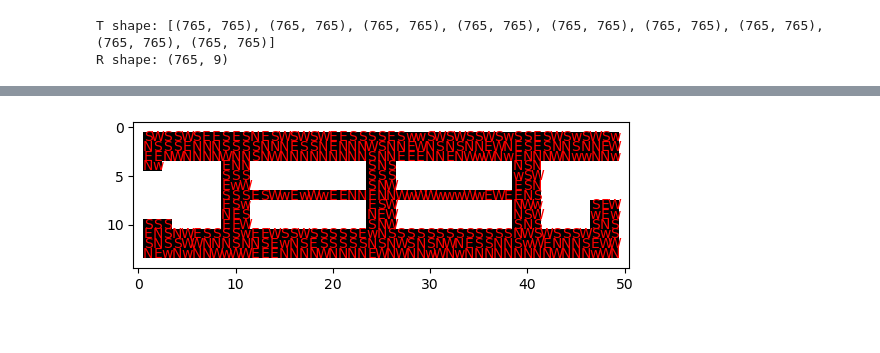
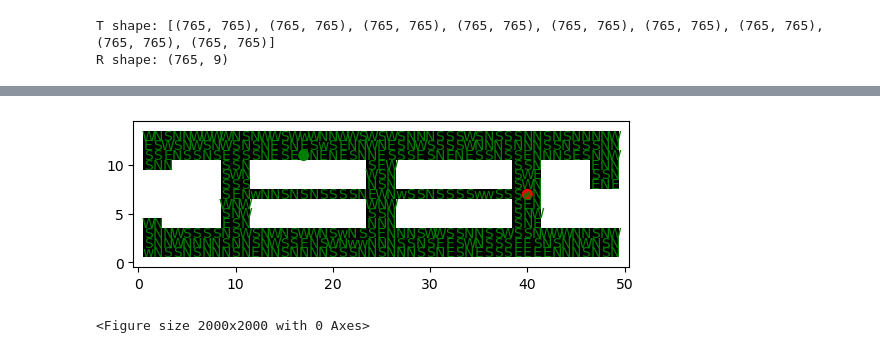
Before and after one commit to jormunrod/IA_RL_Project, a Jupyter notebook: Proyect.ipynb, the cells around one changed output, grey strips where cells are left out. Cells and saved outputs as stored; diff of their text form; code cells hidden in the pictures.

```diff
--- a/Proyect.ipynb
+++ b/Proyect.ipynb
@@ -83,16 +83,15 @@ K2 = -1000
 def recompensa(s, a, s_prime):
     if mapa[s_prime] == 1: # Si el siguiente estado es un obstáculo
         return K2
-    elif a == 'wait' and mapa[s_prime] != Pend: # Si la acción es esperar y no se ha llegado al objetivo
+    elif a == 'wait' and s_prime != Pend: # Si la acción es esperar y no se ha llegado al objetivo
         return K1
     else:
         return - np.sqrt((s_prime[0] - Pend[0])**2 + (s_prime[1] - Pend[1])**2) # Distancia euclídea al objetivo
 # %%
-# Función de transición estocástica
 def transicion(s, a):
-    if mapa[s[0], s[1]] == 1:
+    if mapa[s] == 1:
         return s
-    if a == 'wait':
+    if a == 'wait': # Si la acción es esperar o se ha llegado al objetivo*****
         return s
 
     if np.random.random() < Perror:
@@ -102,7 +101,7 @@ def transicion(s, a):
         mov = movimientos[a]
 
     s_prime = (s[0] + mov[0], s[1] + mov[1])
-    if s_prime[0] < 0 or s_prime[0] >= m or s_prime[1] < 0 or s_prime[1] >= n:
+    if s_prime[0] < 0 or s_prime[0] >= n or s_prime[1] < 0 or s_prime[1] >= m:
         return s
     return s_prime
 # %%
@@ -163,17 +160,22 @@ StochasticError: 'PyMDPToolbox - The transition probability matrix is not stocha
 # %%
 # Mostrar la política aprendida
-policy = np.zeros((m, n), dtype=str)
-for i in range(m):
-    for j in range(n):
+policy = np.zeros((n, m), dtype=str)
+for i in range(n):
+    for j in range(m):
         if mapa[i, j] == 0:
-            s_index = i * n + j
+            s_index = i * m + j
             policy[i, j] = acciones[ql.policy[s_index]]
 
-plt.imshow(mapa, cmap='gray')
-for i in range(m):
-    for j in range(n):
+plt.imshow(mapa.T, cmap='gray', origin='lower')
+for i in range(n):
+    for j in range(m):
         if mapa[i, j] == 0:
-            plt.text(j, i, policy[i, j], ha='center', va='center', color='red')
+            plt.text(i,j, policy[i, j], ha='center', va='center', color='green')
+plt.gca().add_patch(plt.Circle(destino,radius = 0.5,edgecolor = 'red', facecolor = 'red'))
+plt.gca().add_patch(plt.Circle(Pinit,radius = 0.5,edgecolor = 'green', facecolor = 'green'))
+plt.figure(figsize=(20,20))
+
 plt.show()
 # %% [output]
-[figure, old version]
+[figure, new version]
+<Figure size 2000x2000 with 0 Axes>
```
Also changed, not shown: parts of 6 cells of this notebook.
